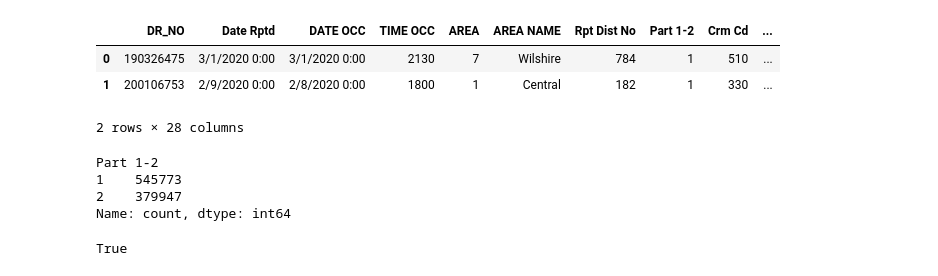
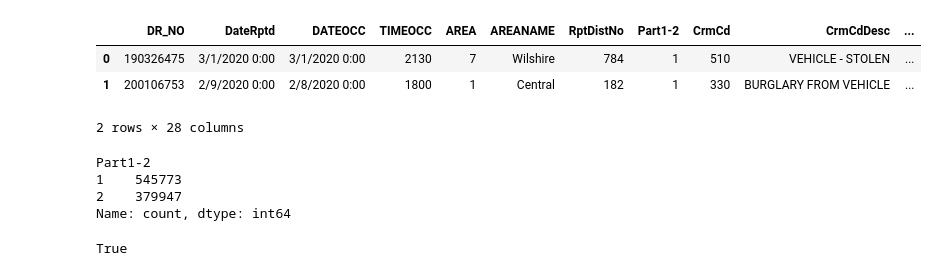
Before and after one commit to ktennant5378/Group-project-3.1, a Jupyter notebook: la_crime_ml.ipynb, the cells around one changed output. Saved outputs shown, nothing was run; the diff lists cells and outputs as text; code cells hidden in the pictures.

```diff
--- a/la_crime_ml.ipynb
+++ b/la_crime_ml.ipynb
@@ -18,10 +18,6 @@ conn = engine.connect()
 data = pd.read_sql("SELECT * FROM la_crime_Data", conn)
 print(data.head())
 
-#React
-
-#Reply
-
-#6:45
-from sqlalchemy import create_engine
+# convert data into la_crime_df
+la_crime_df = pd.DataFrame(data)
 # %% [output]
@@ -29,15 +41,15 @@ AttributeError: 'Connection' object has no attribute 'cursor'
 # %%
-la_crime_df=pd.read_csv("./static/Data/LA_Crime_Data.csv")
+# la_crime_df=pd.read_csv("./static/Data/LA_Crime_Data.csv")
 la_crime_df.head(2)
 # %% [output]
-|  | DR_NO | Date Rptd | DATE OCC | TIME OCC | AREA | AREA NAME | Rpt Dist No | Part 1-2 | Crm Cd | ... |
-| 0 | 190326475 | 3/1/2020 0:00 | 3/1/2020 0:00 | 2130 | 7 | Wilshire | 784 | 1 | 510 | ... |
-| 1 | 200106753 | 2/9/2020 0:00 | 2/8/2020 0:00 | 1800 | 1 | Central | 182 | 1 | 330 | ... |
+|  | DR_NO | DateRptd | DATEOCC | TIMEOCC | AREA | AREANAME | RptDistNo | Part1-2 | CrmCd | CrmCdDesc | ... |
+| 0 | 190326475 | 3/1/2020 0:00 | 3/1/2020 0:00 | 2130 | 7 | Wilshire | 784 | 1 | 510 | VEHICLE - STOLEN | ... |
+| 1 | 200106753 | 2/9/2020 0:00 | 2/8/2020 0:00 | 1800 | 1 | Central | 182 | 1 | 330 | BURGLARY FROM VEHICLE | ... |
 2 rows × 28 columns
 # %%
-la_crime_df["Part 1-2"].value_counts()
+la_crime_df["Part1-2"].value_counts()
 # %% [output]
-Part 1-2
+Part1-2
 1    545773
 2    379947
 Name: count, dtype: int64
```
Also changed, not shown: parts of 11 cells of this notebook, 8 other files.
